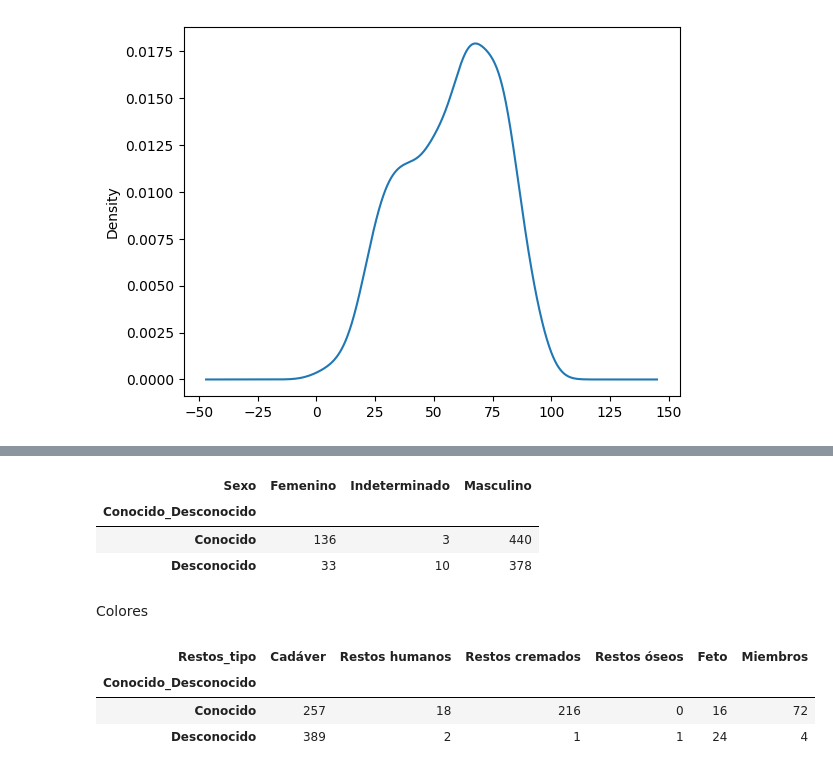
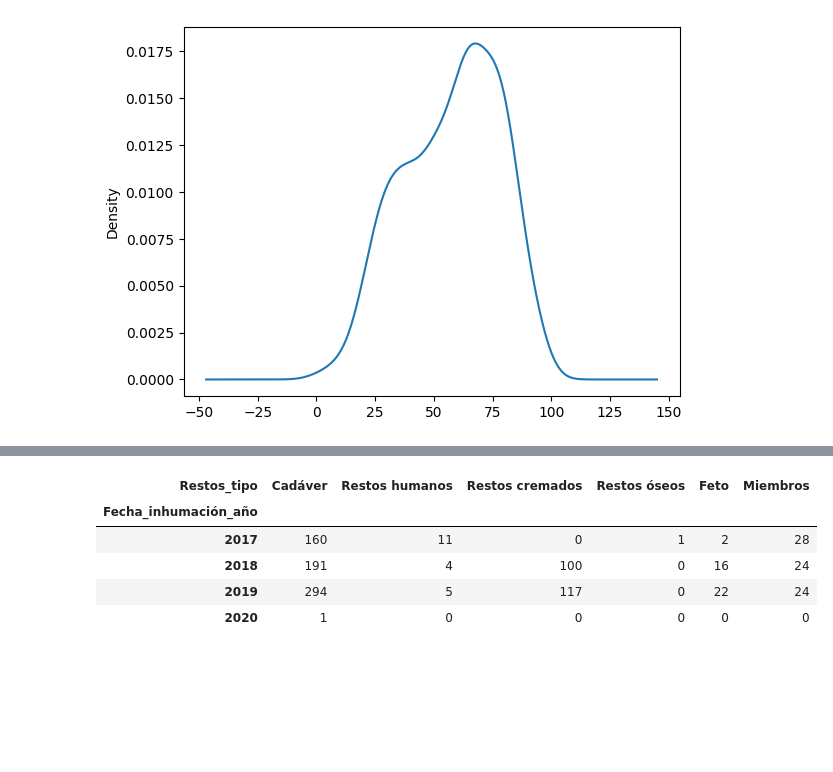
Before and after one commit to mar-esther23/CursoPandas2023, a Jupyter notebook: CP5-Graficas.ipynb, the cells around one changed output, grey strips where cells are left out. Saved outputs shown, nothing was run; the diff lists cells and outputs as text; code cells hidden in the pictures; blank space fills up the shorter version.

```diff
--- a/CP5-Graficas.ipynb
+++ b/CP5-Graficas.ipynb
@@ -266,18 +364,13 @@ dic_col
+# %%
+df['Fecha_inhumación_año'] = df['Fecha_inhumación'].dt.year
 # %%
-data_sexo = pd.pivot_table(df, values='Estatus_FC', index='Conocido_Desconocido', columns='Sexo', aggfunc='count')
-data_sexo
+df_fecha_tipo = pd.pivot_table(df, index='Fecha_inhumación_año', columns='Restos_tipo',
+                               values='Panteón_origen', aggfunc='count')
+df_fecha_tipo
 # %% [output]
-| Sexo | Femenino | Indeterminado | Masculino |
-| Conocido_Desconocido |  |  |  |
-| Conocido | 136 | 3 | 440 |
-| Desconocido | 33 | 10 | 378 |
+| Restos_tipo | Cadáver | Restos humanos | Restos cremados | Restos óseos | Feto | Miembros |
+| Fecha_inhumación_año |  |  |  |  |  |  |
+| 2017 | 160 | 11 | 0 | 1 | 2 | 28 |
+| 2018 | 191 | 4 | 100 | 0 | 16 | 24 |
+| 2019 | 294 | 5 | 117 | 0 | 22 | 24 |
+| 2020 | 1 | 0 | 0 | 0 | 0 | 0 |
-# %% [markdown]
-Colores
-# %%
-data_restos = pd.pivot_table(df, values='Estatus_FC', index='Conocido_Desconocido', columns='Restos_tipo', aggfunc='count')
-data_restos
-# %% [output]
-| Restos_tipo | Cadáver | Restos humanos | Restos cremados | Restos óseos | Feto | Miembros |
-| Conocido_Desconocido |  |  |  |  |  |  |
-| Conocido | 257 | 18 | 216 | 0 | 16 | 72 |
-| Desconocido | 389 | 2 | 1 | 1 | 24 | 4 |
```
Also changed, not shown: parts of 28 cells of this notebook, 3 other files.
